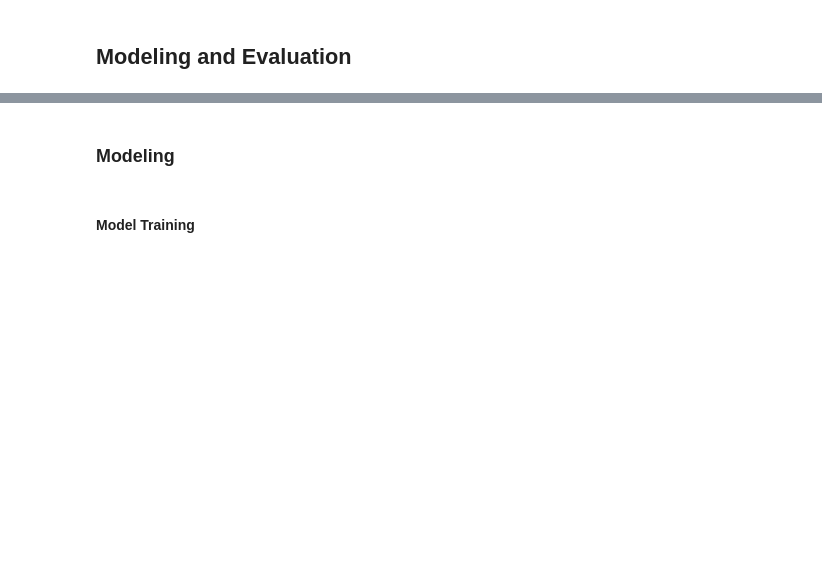
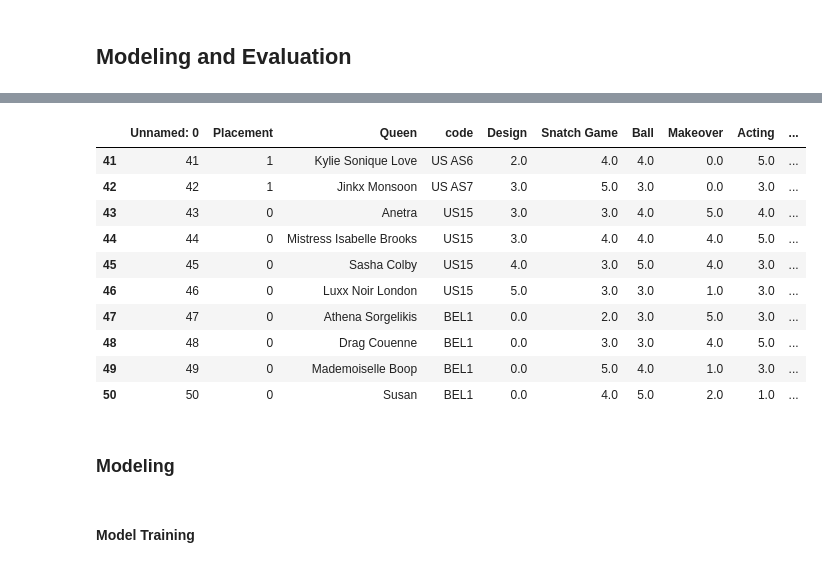
Before and after one commit to AGR-Yes/RuPauls-Drag-Race-Finalists, a Jupyter notebook: RPDR_Modeling.ipynb, the cells around one changed output, grey strips where cells are left out. Cells and saved outputs as stored; diff of their text form; code cells hidden in the pictures; blank space fills up the shorter version.

```diff
--- a/RPDR_Modeling.ipynb
+++ b/RPDR_Modeling.ipynb
@@ -56,3 +208,17 @@ The following ``csv` file was used for this project:
+# %%
+scoredf.tail(10)
+# %% [output]
+|  | Unnamed: 0 | Placement | Queen | code | Design | Snatch Game | Ball | Makeover | Acting | ... |
+| 41 | 41 | 1 | Kylie Sonique Love | US AS6 | 2.0 | 4.0 | 4.0 | 0.0 | 5.0 | ... |
+| 42 | 42 | 1 | Jinkx Monsoon | US AS7 | 3.0 | 5.0 | 3.0 | 0.0 | 3.0 | ... |
+| 43 | 43 | 0 | Anetra | US15 | 3.0 | 3.0 | 4.0 | 5.0 | 4.0 | ... |
+| 44 | 44 | 0 | Mistress Isabelle Brooks | US15 | 3.0 | 4.0 | 4.0 | 4.0 | 5.0 | ... |
+| 45 | 45 | 0 | Sasha Colby | US15 | 4.0 | 3.0 | 5.0 | 4.0 | 3.0 | ... |
+| 46 | 46 | 0 | Luxx Noir London | US15 | 5.0 | 3.0 | 3.0 | 1.0 | 3.0 | ... |
+| 47 | 47 | 0 | Athena Sorgelikis | BEL1 | 0.0 | 2.0 | 3.0 | 5.0 | 3.0 | ... |
+| 48 | 48 | 0 | Drag Couenne | BEL1 | 0.0 | 3.0 | 3.0 | 4.0 | 5.0 | ... |
+| 49 | 49 | 0 | Mademoiselle Boop | BEL1 | 0.0 | 5.0 | 4.0 | 1.0 | 3.0 | ... |
+| 50 | 50 | 0 | Susan | BEL1 | 0.0 | 4.0 | 5.0 | 2.0 | 1.0 | ... |
 # %% [markdown]
 ### **Modeling**
 # %% [markdown]
```
Also changed, not shown: parts of 33 cells of this notebook.
